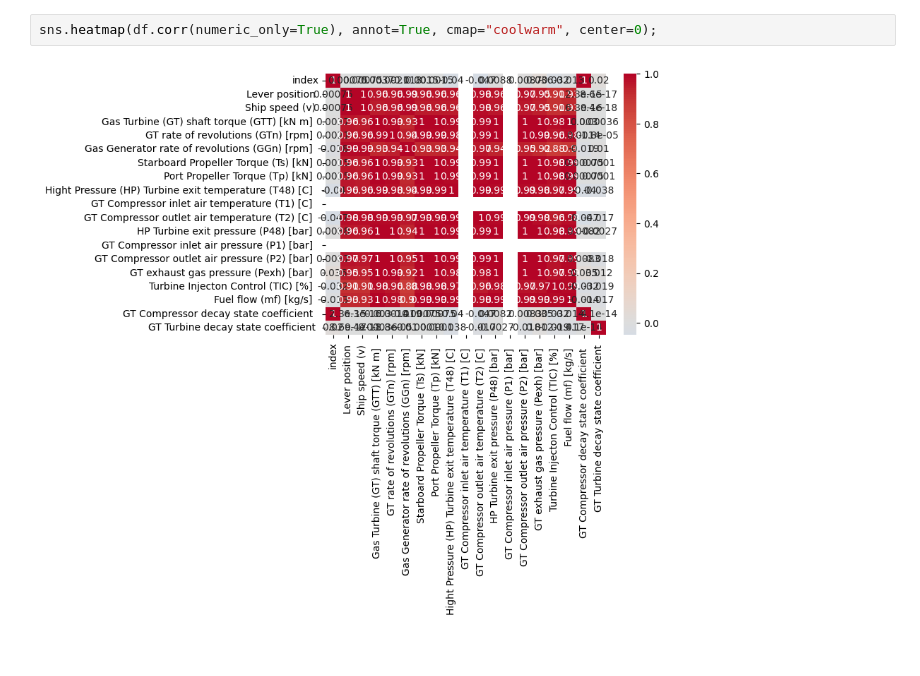
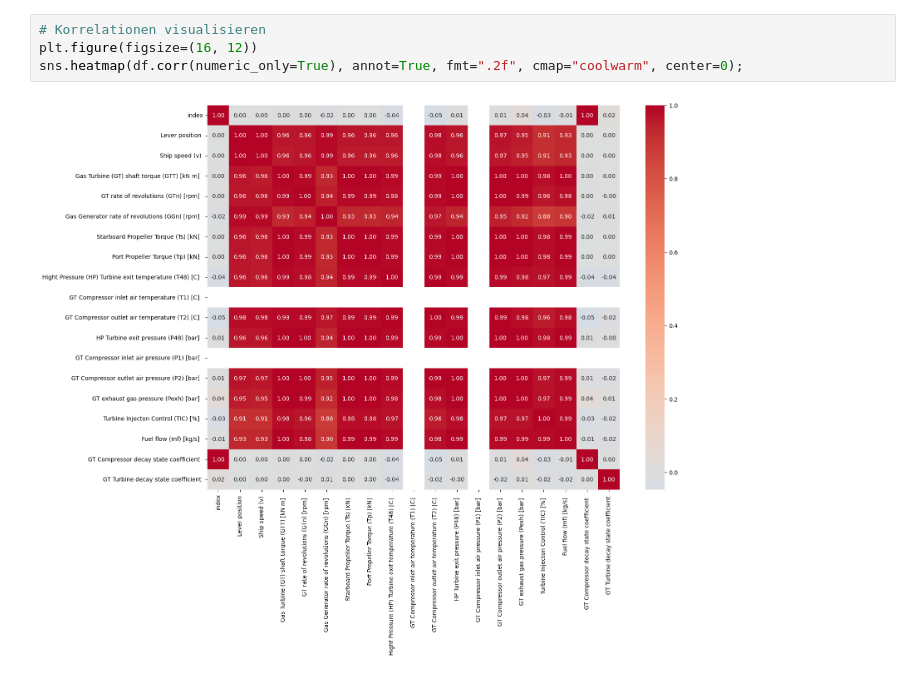
Before and after one commit to IAmBlindNotDeaf/Gas-Turbine-Degradation-Prediction, a Jupyter notebook: notebooks/01_exploration.ipynb, the cells around one changed output. Saved outputs shown, nothing was run; the diff lists cells and outputs as text.

```diff
--- a/notebooks/01_exploration.ipynb
+++ b/notebooks/01_exploration.ipynb
@@ -83,4 +125,6 @@ np.int64(0)
 # %%
-sns.heatmap(df.corr(numeric_only=True), annot=True, cmap="coolwarm", center=0);
+# Korrelationen visualisieren
+plt.figure(figsize=(16, 12))
+sns.heatmap(df.corr(numeric_only=True), annot=True, fmt=".2f", cmap="coolwarm", center=0);
 # %% [output]
-[figure, old version]
+[figure, new version]
```
Also changed, not shown: parts of 10 cells of this notebook.
